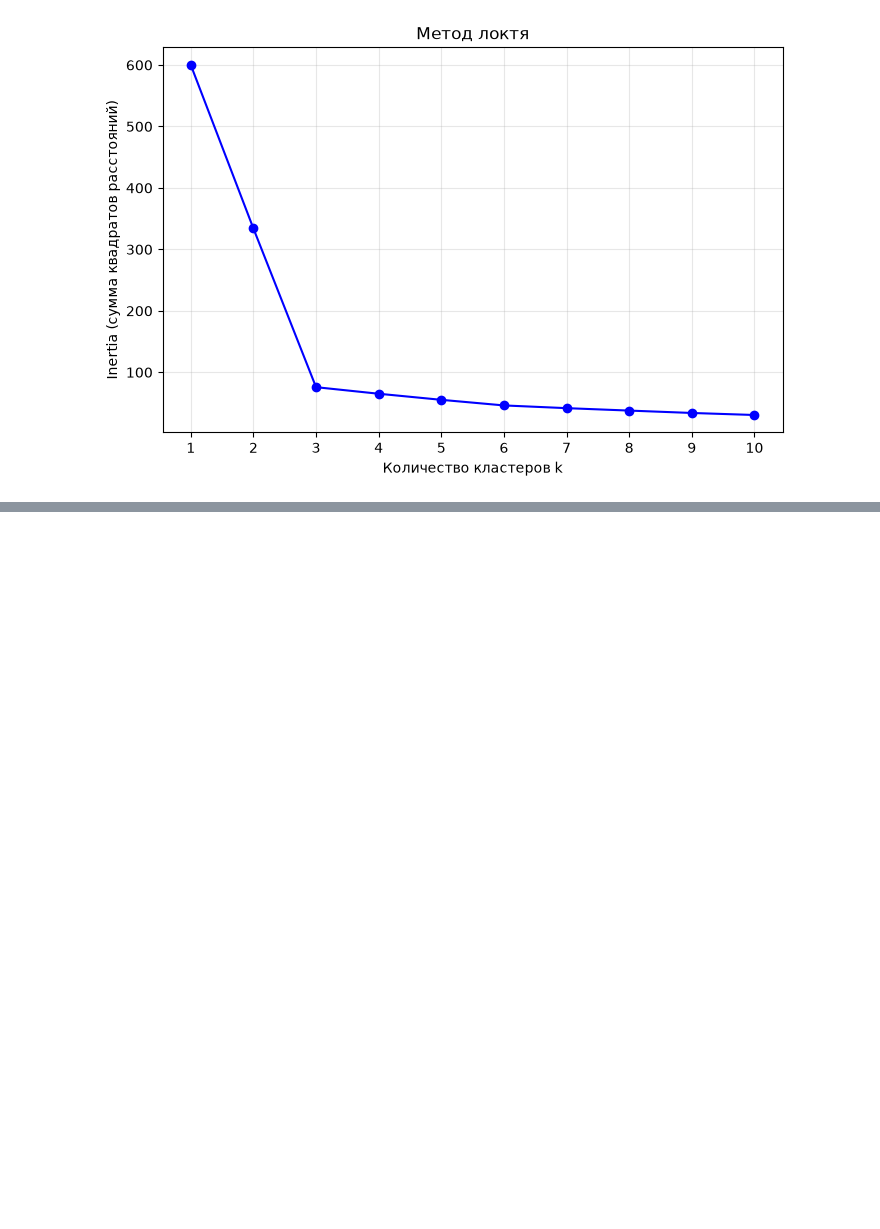
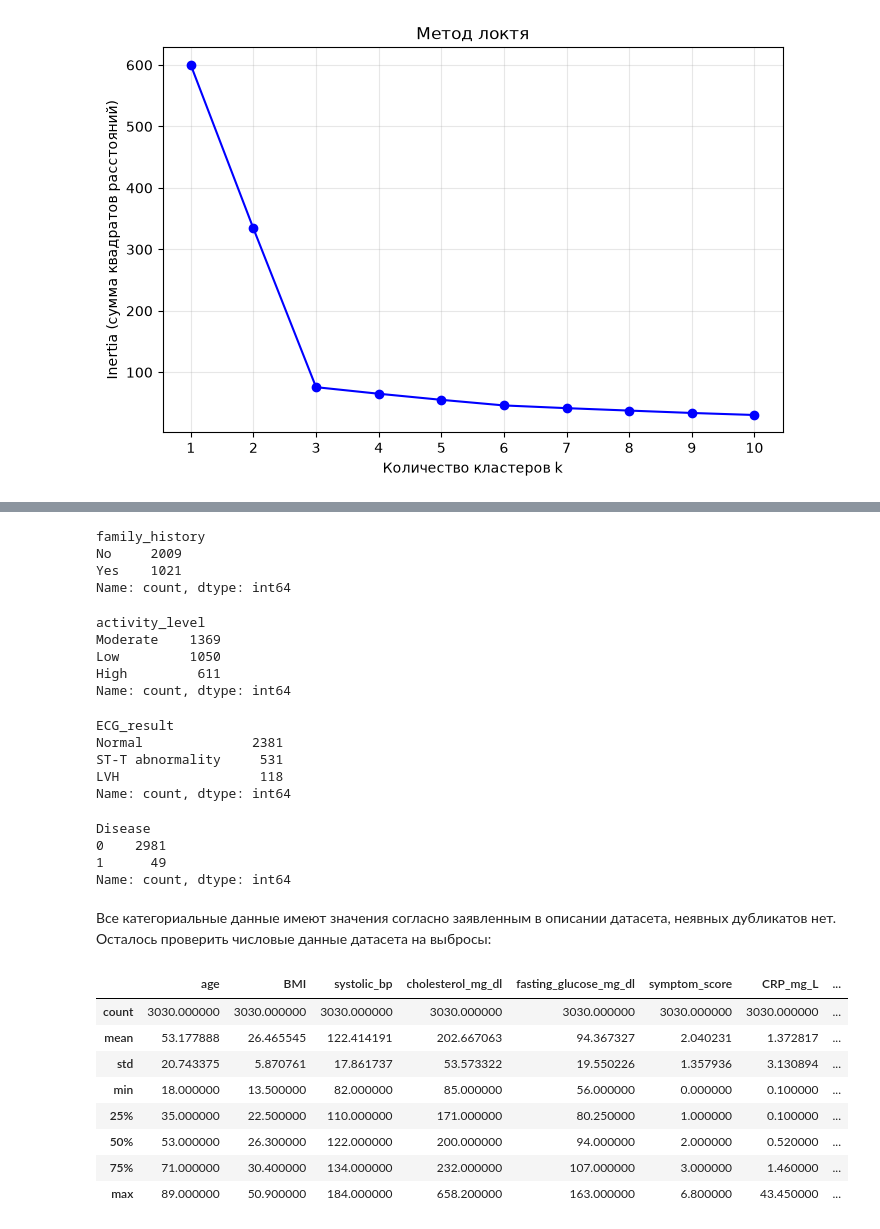
Before and after one commit to AlekseevaAnna1/data-analytics-labs, a Jupyter notebook: ЛР4_Алексеева_1.ipynb, the cells around one changed output, grey strips where cells are left out. Cells and saved outputs as stored; diff of their text form; code cells hidden in the pictures; blank space fills up the shorter version.

```diff
--- a/ЛР4_Алексеева_1.ipynb
+++ b/ЛР4_Алексеева_1.ipynb
@@ -245,0 +253,3 @@ plt.show()
+# %%
+df_med = pd.read_csv('medical_diagnosis.csv') # чтение данных из файла
+df_med.head()
@@ -245,0 +289,3 @@ plt.show()
+# %%
+df_med = df_med.drop_duplicates().reset_index(drop=True)
+print(df_med.duplicated().sum()) # подсчет количества дубликатов
@@ -245,0 +319,44 @@ plt.show()
+# %%
+df_med['family_history'].value_counts() # вывод уникальных значений и их частоты
+# %% [output]
+family_history
+No     2009
+Yes    1021
+Name: count, dtype: int64
+# %%
+df_med['activity_level'].value_counts() # вывод уникальных значений и их частоты
+# %% [output]
+activity_level
+Moderate    1369
+Low         1050
+High         611
+Name: count, dtype: int64
+# %%
+df_med['ECG_result'].value_counts() # вывод уникальных значений и их частоты
+# %% [output]
+ECG_result
+Normal              2381
+ST-T abnormality     531
+LVH                  118
+Name: count, dtype: int64
+# %%
+df_med['Disease'].value_counts() # вывод уникальных значений и их частоты
+# %% [output]
+Disease
+0    2981
+1      49
+Name: count, dtype: int64
+# %% [markdown]
+Все категориальные данные имеют значения согласно заявленным в описании датасета, неявных дубликатов нет. Осталось проверить числовые данные датасета на выбросы:
+# %%
+df_med.describe()
+# %% [output]
+|  | age | BMI | systolic_bp | cholesterol_mg_dl | fasting_glucose_mg_dl | symptom_score | CRP_mg_L | ... |
+| count | 3030.000000 | 3030.000000 | 3030.000000 | 3030.000000 | 3030.000000 | 3030.000000 | 3030.000000 | ... |
+| mean | 53.177888 | 26.465545 | 122.414191 | 202.667063 | 94.367327 | 2.040231 | 1.372817 | ... |
+| std | 20.743375 | 5.870761 | 17.861737 | 53.573322 | 19.550226 | 1.357936 | 3.130894 | ... |
+| min | 18.000000 | 13.500000 | 82.000000 | 85.000000 | 56.000000 | 0.000000 | 0.100000 | ... |
+| 25% | 35.000000 | 22.500000 | 110.000000 | 171.000000 | 80.250000 | 1.000000 | 0.100000 | ... |
+| 50% | 53.000000 | 26.300000 | 122.000000 | 200.000000 | 94.000000 | 2.000000 | 0.520000 | ... |
+| 75% | 71.000000 | 30.400000 | 134.000000 | 232.000000 | 107.000000 | 3.000000 | 1.460000 | ... |
+| max | 89.000000 | 50.900000 | 184.000000 | 658.200000 | 163.000000 | 6.800000 | 43.450000 | ... |
```
Also changed, not shown: parts of 12 cells of this notebook.
